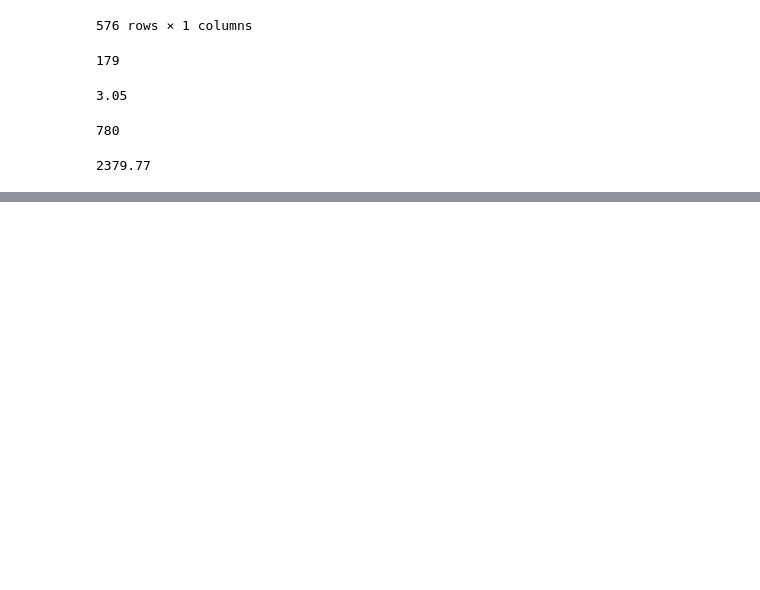
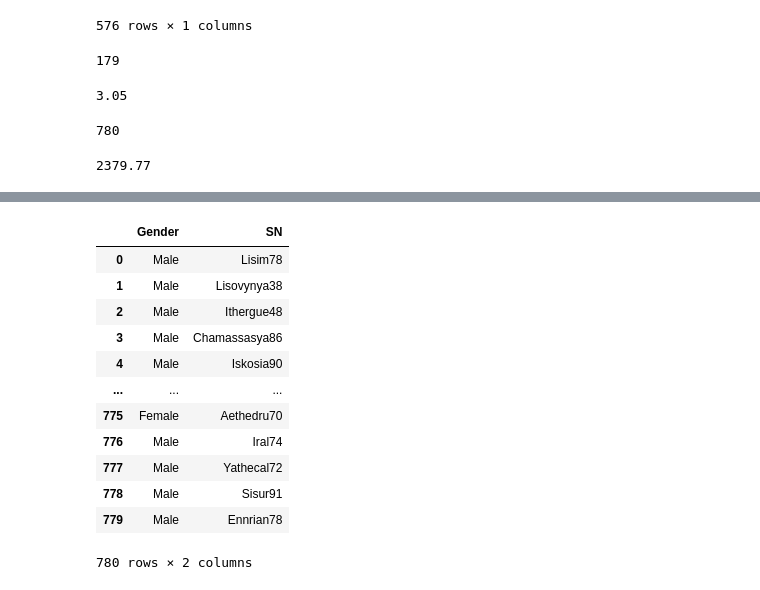
Before and after one commit to emmybsu/Pandas-Challenge, a Jupyter notebook: HeroesOfPymoli/Pandas Challenge.ipynb, the cells around one changed output, grey strips where cells are left out. Cells and saved outputs as stored; diff of their text form; code cells hidden in the pictures; blank space fills up the shorter version.

```diff
--- a/HeroesOfPymoli/Pandas Challenge.ipynb
+++ b/HeroesOfPymoli/Pandas Challenge.ipynb
@@ -108,0 +126,18 @@ Name: Gender, dtype: int64
+# %%
+#extract Gender and SN column
+gender_group_df = purchase_data_df[['Gender', 'SN']]
+gender_group_df
+# %% [output]
+|  | Gender | SN |
+| 0 | Male | Lisim78 |
+| 1 | Male | Lisovynya38 |
+| 2 | Male | Ithergue48 |
+| 3 | Male | Chamassasya86 |
+| 4 | Male | Iskosia90 |
+| ... | ... | ... |
+| 775 | Female | Aethedru70 |
+| 776 | Male | Iral74 |
+| 777 | Male | Yathecal72 |
+| 778 | Male | Sisur91 |
+| 779 | Male | Ennrian78 |
+780 rows × 2 columns
```
Also changed, not shown: parts of 18 cells of this notebook, 1 other file.
